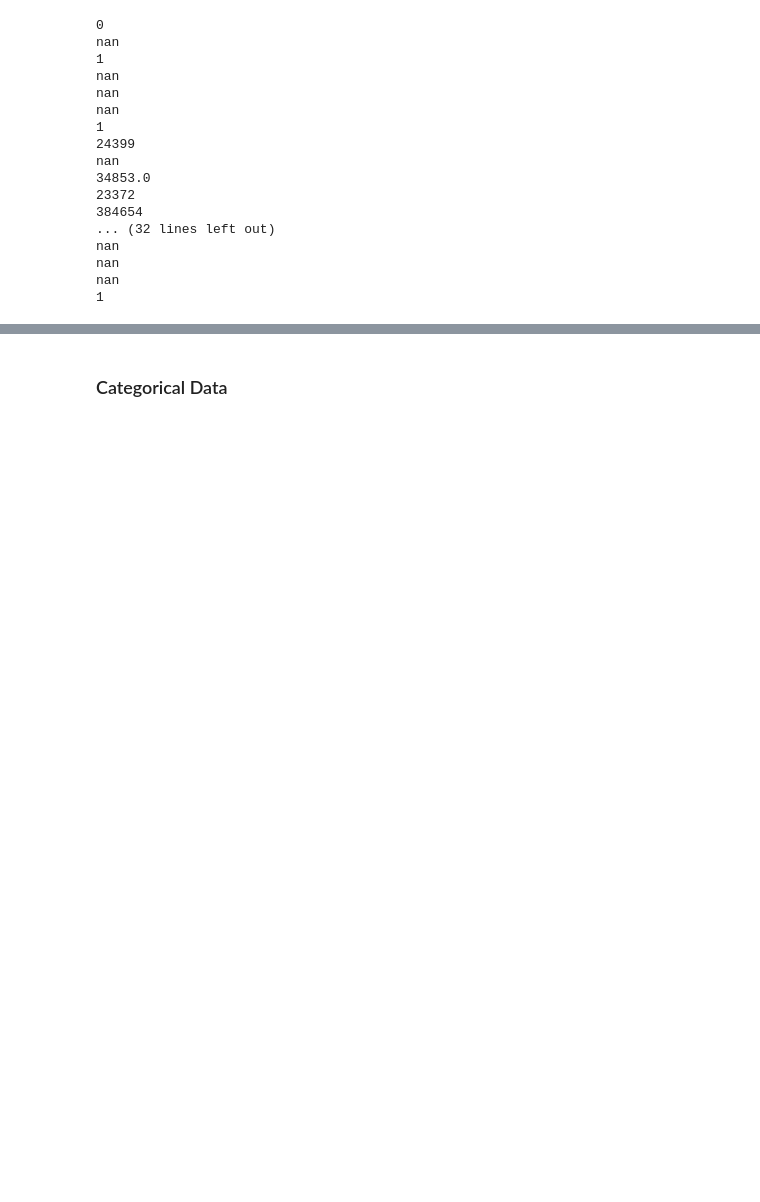
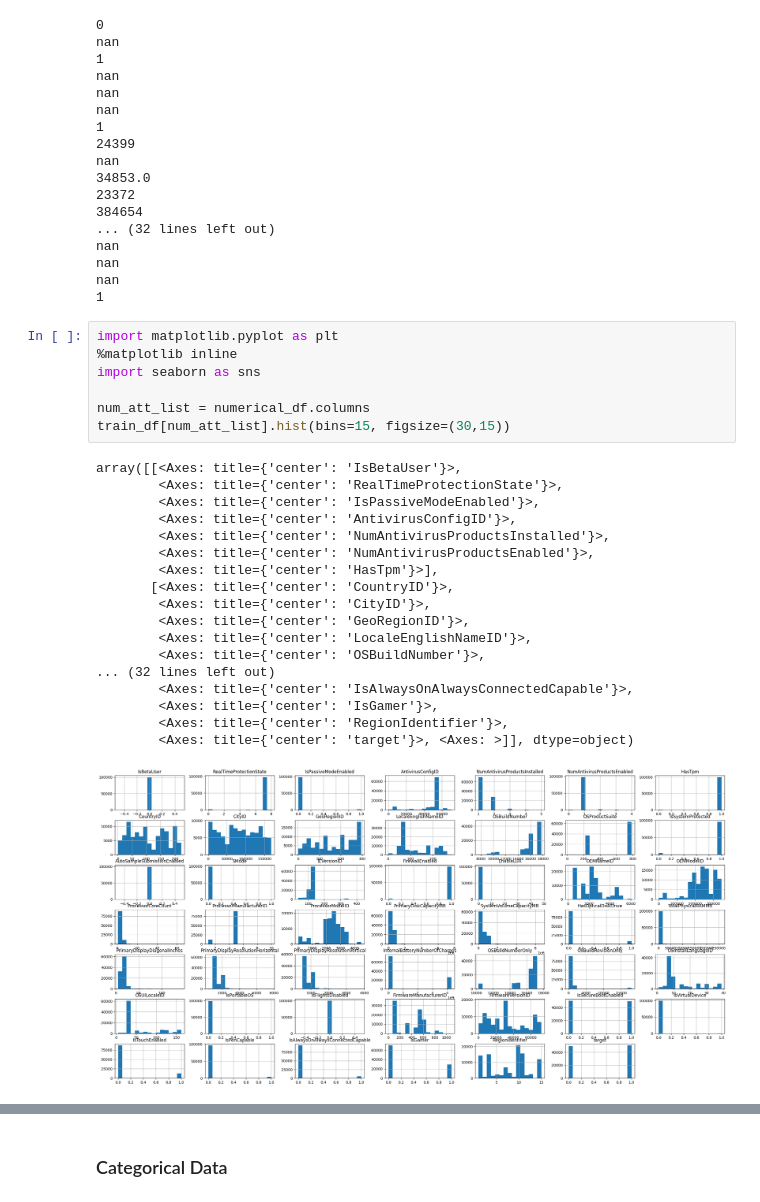
Before and after one commit to pkala7968/MLP-Project-IITM, a Jupyter notebook: Notebook/23f1002374-notebook-t12025.ipynb, the cells around one changed output, grey strips where cells are left out. Cells and saved outputs as stored; diff of their text form; blank space fills up the shorter version.

```diff
--- a/Notebook/23f1002374-notebook-t12025.ipynb
+++ b/Notebook/23f1002374-notebook-t12025.ipynb
@@ -154,3 +145,29 @@ nan
 nan
 nan
 1
+# %%
+import matplotlib.pyplot as plt
+%matplotlib inline
+import seaborn as sns
+
+num_att_list = numerical_df.columns
+train_df[num_att_list].hist(bins=15, figsize=(30,15))
+# %% [output]
+array([[<Axes: title={'center': 'IsBetaUser'}>,
+        <Axes: title={'center': 'RealTimeProtectionState'}>,
+        <Axes: title={'center': 'IsPassiveModeEnabled'}>,
+        <Axes: title={'center': 'AntivirusConfigID'}>,
+        <Axes: title={'center': 'NumAntivirusProductsInstalled'}>,
+        <Axes: title={'center': 'NumAntivirusProductsEnabled'}>,
+        <Axes: title={'center': 'HasTpm'}>],
+       [<Axes: title={'center': 'CountryID'}>,
+        <Axes: title={'center': 'CityID'}>,
+        <Axes: title={'center': 'GeoRegionID'}>,
+        <Axes: title={'center': 'LocaleEnglishNameID'}>,
+        <Axes: title={'center': 'OSBuildNumber'}>,
+... (32 lines left out)
+        <Axes: title={'center': 'IsAlwaysOnAlwaysConnectedCapable'}>,
+        <Axes: title={'center': 'IsGamer'}>,
+        <Axes: title={'center': 'RegionIdentifier'}>,
+        <Axes: title={'center': 'target'}>, <Axes: >]], dtype=object)
+[figure, added]
```
Also changed, not shown: parts of 41 cells of this notebook.
